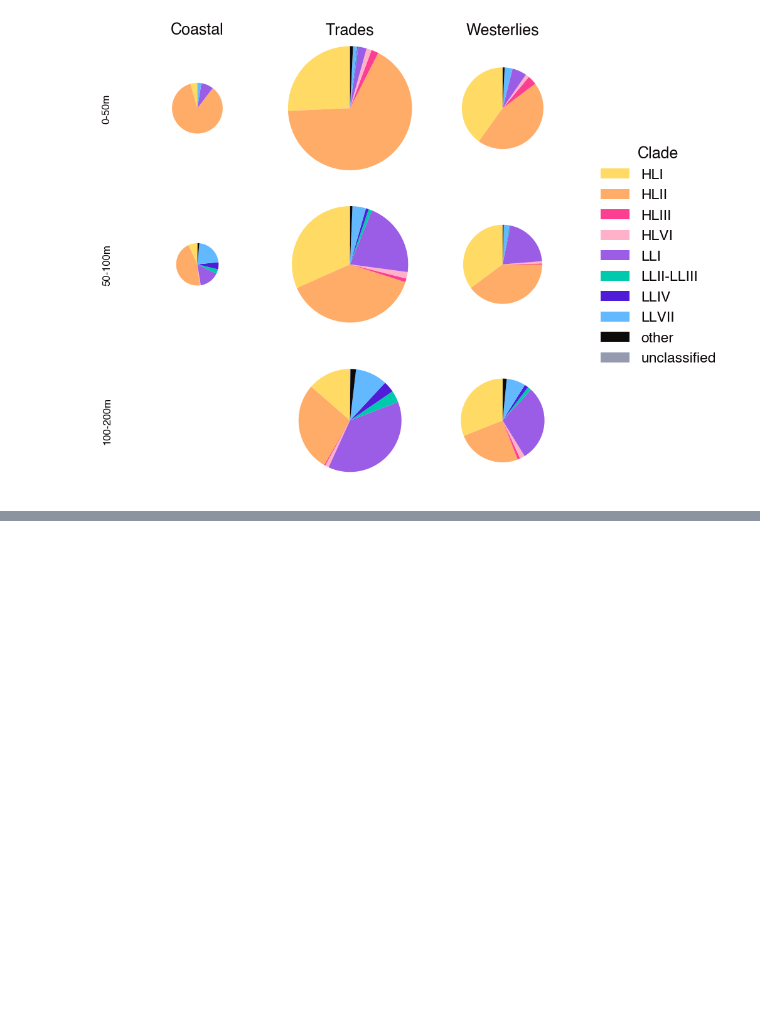
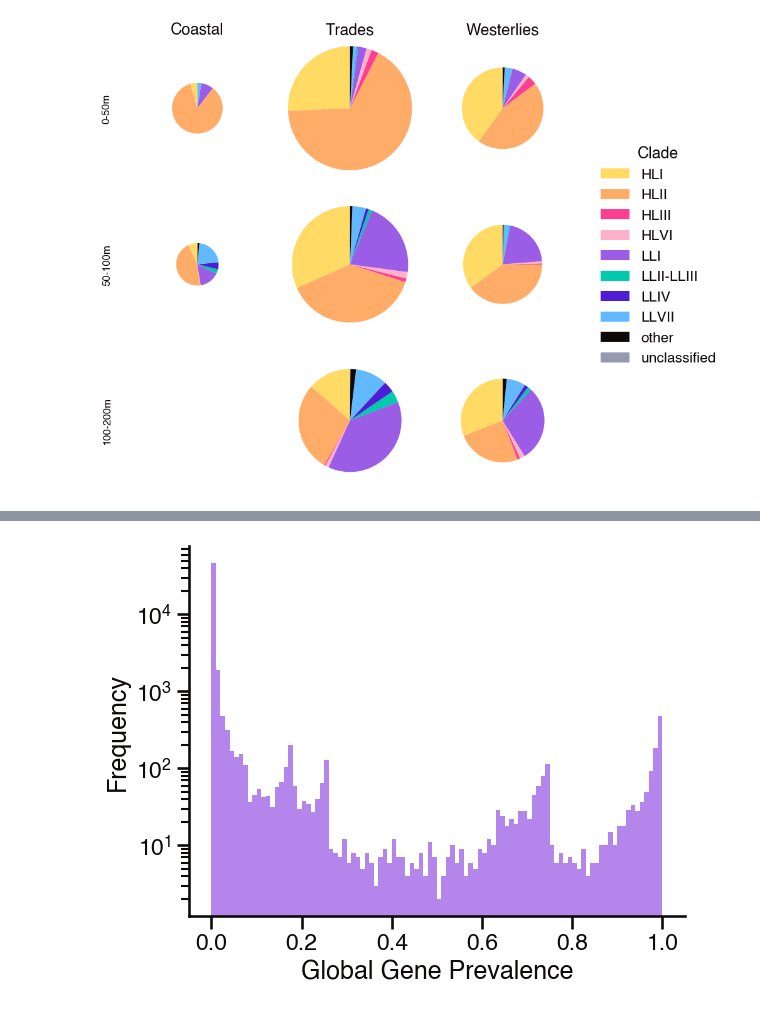
Before and after one commit to blasks/gene-prevalence, a Jupyter notebook: experiments/6-global-estimate.ipynb, the cells around one changed output, grey strips where cells are left out. Cells and saved outputs as stored; diff of their text form; code cells hidden in the pictures; blank space fills up the shorter version.

Commit message:
Progress on final figure and supplementary materials.

```diff
--- a/experiments/6-global-estimate.ipynb
+++ b/experiments/6-global-estimate.ipynb
@@ -359,0 +364,17 @@ plt.show()
+# %%
+# Read in the full presence/absence data
+
+# directory paths
+data_dir = project_root / "data"
+
+# presence/absence data
+pa_df = pd.read_csv(
+    data_dir / "pro_pangenome_presence_absence_data.csv",
+    index_col=0,
+).T
+
+# metadata for the genomes in the clade-balanced dataset
+genome_metadata_df = pd.read_csv(data_dir / "pro_pangenome_metadata.csv")
+completeness_series = genome_metadata_df.set_index("genome")["completeness"] / 100
+
+pa_df
@@ -359,0 +395,19 @@ plt.show()
+# %%
+# mark how many reference genomes per clade
+# NOTE: we'll use all reference genomes for the "unclassified" subpopulation
+
+# count the number of reference genomes per clade
+pro_global_rel_abund_df['n_ref_genomes'] = pro_global_rel_abund_df.clade.map(
+    genome_metadata_df.clade.value_counts()).fillna(0).astype(int)
+print(f"Total utilized reference genomes: {pro_global_rel_abund_df['n_ref_genomes'].sum()}")
+
+# update the number of reference genomes for the "unclassified" clade
+pro_global_rel_abund_df.loc[
+    pro_global_rel_abund_df.clade == "unclassified", 'n_ref_genomes'] = genome_metadata_df.shape[0]
+
+# identify unused reference genomes
+print("Unused reference genomes:")
+print(genome_metadata_df.clade.value_counts().loc[
+    [i for i in genome_metadata_df.clade.value_counts().index if i not in pro_global_rel_abund_df.clade.values]])
+
+pro_global_rel_abund_df
@@ -359,0 +694,10 @@ plt.show()
+# %%
+# look at distribution of global Pro gene prevalence values
+
+sns.histplot(global_prevalence_df['prevalence'], bins=100, kde=False)
+plt.yscale('log')
+plt.xlabel('Global Gene Prevalence')
+plt.ylabel('Frequency')
+plt.show()
+# %% [output]
+[figure, added]
```
Also changed, not shown: parts of 9 cells of this notebook.
